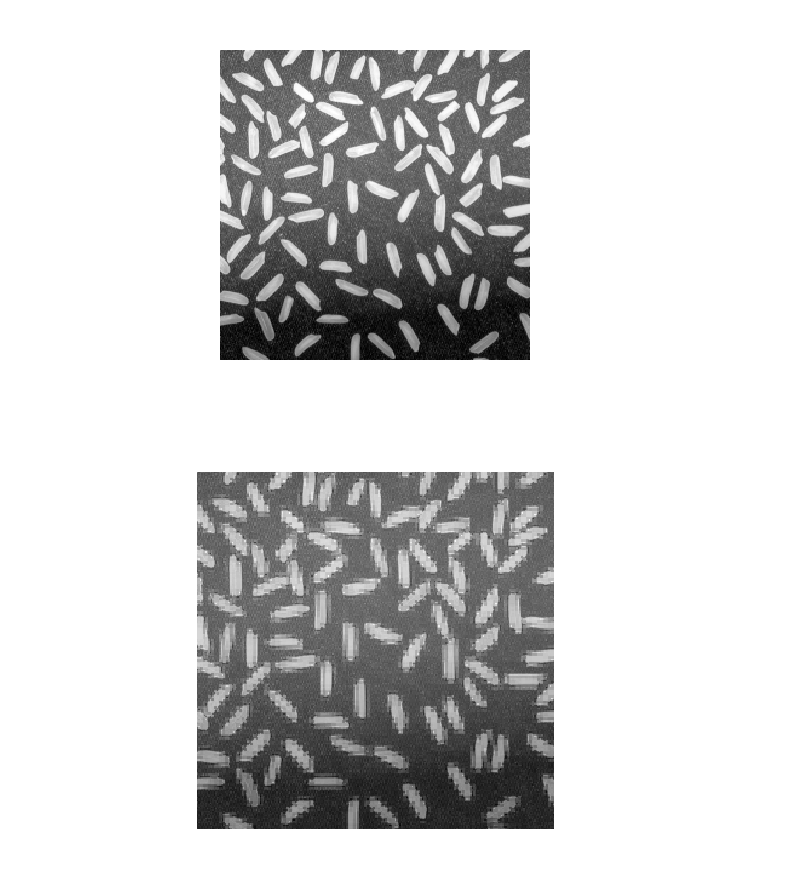
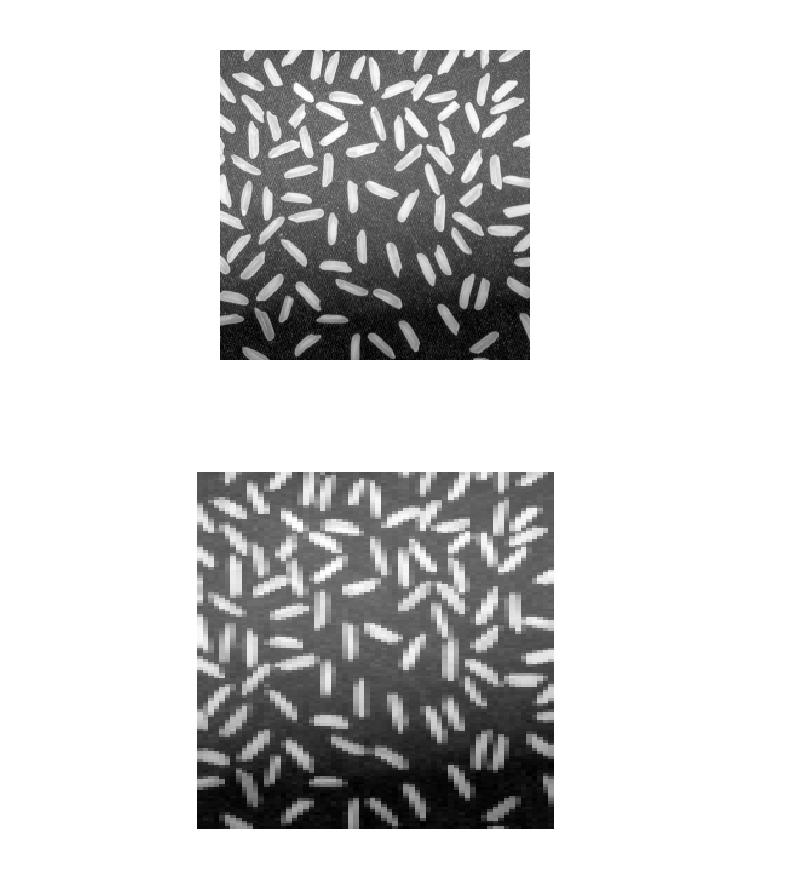
Before and after one commit to dzackgarza/Notes, a Jupyter notebook: Untitled Folder/Homework 4.ipynb, the cells around one changed output. Cells and saved outputs as stored; diff of their text form; code cells hidden in the pictures.

```diff
--- a/Untitled Folder/Homework 4.ipynb
+++ b/Untitled Folder/Homework 4.ipynb
@@ -91,17 +91,17 @@ imshow(I, [])
 # %%
 [LL1, LH1, HL1, HH1] = dwt2(I, 'haar');
 [LL2, LH2, HL2, HH2] = dwt2(LL1, 'haar');
 
 A1 = [LL2, LH2; HL2, HH2];
 A2 = [A1, LH1; HL1, HH1];
 
-z = zeros(size(LL2));
+z1 = zeros(size(LL2));
 z = zeros(size(LL1));
 
-Ip1 = idwt2(LL2, z, z, z, 'haar');
-Ip2 = idwt2(Ip1, LH1, HL1, HH1, 'haar');
+Ip1 = idwt2(LL2, LH2, HL2, z1, 'haar');
+Ip2 = idwt2(Ip1, z, z, z, 'haar');
 
 imshow(Ip2, [], 'InitialMagnification', 200);
 imwrite(Ip2, 'rice_nr.png');
 # %% [output]
-[figure, old version]
+[figure, new version]
```
Also changed, not shown: parts of 2 cells of this notebook.
